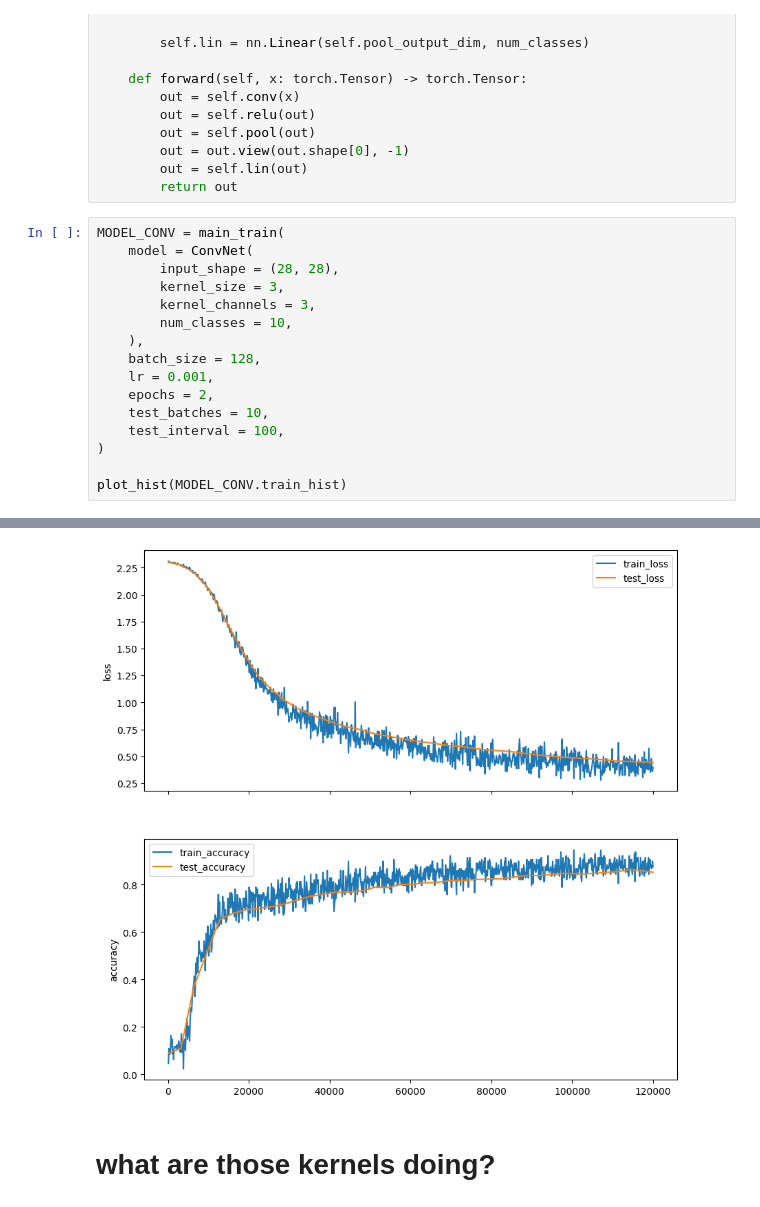
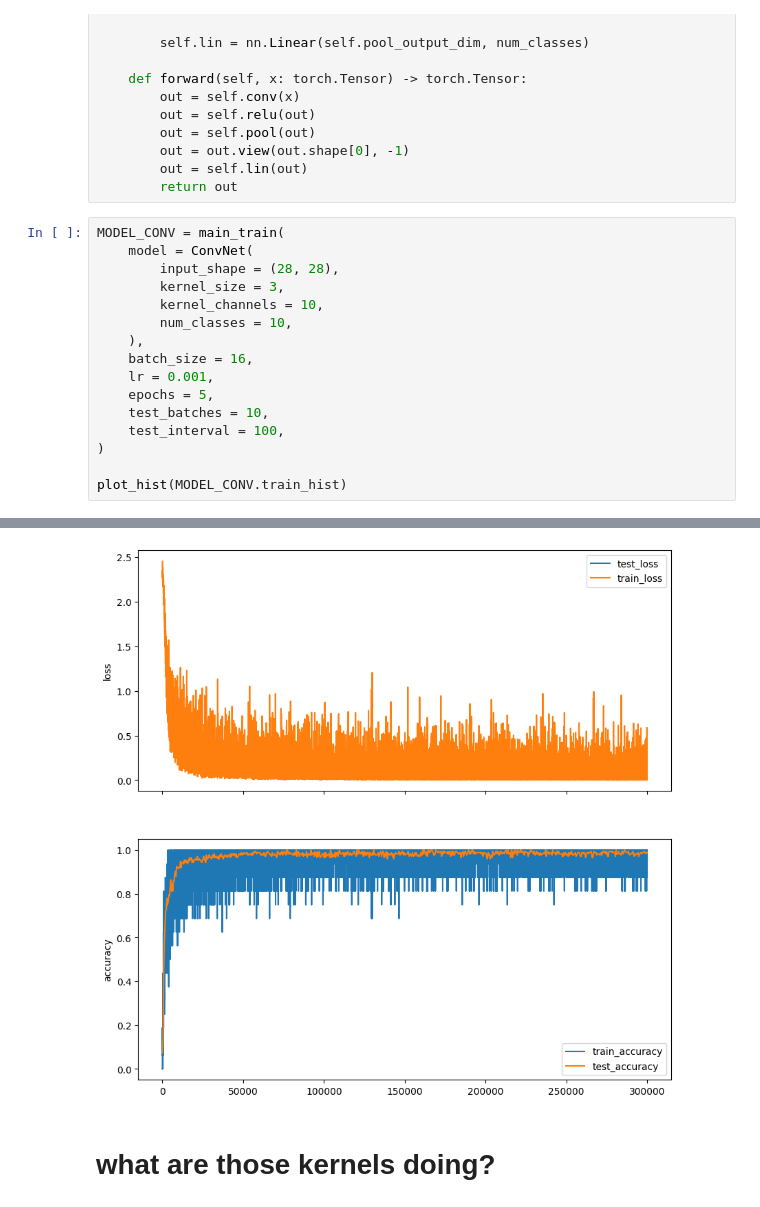
Before and after one commit to mines-opt-ml/decoding-gpt, a Jupyter notebook: notebooks/demo_mnist.ipynb, the cells around one changed output, grey strips where cells are left out. Saved outputs shown, nothing was run; the diff lists cells and outputs as text.

```diff
--- a/notebooks/demo_mnist.ipynb
+++ b/notebooks/demo_mnist.ipynb
@@ -386,12 +402,12 @@ MODEL_CONV = main_train(
 	model = ConvNet(
 		input_shape = (28, 28),
 		kernel_size = 3,
-		kernel_channels = 3,
+		kernel_channels = 10,
 		num_classes = 10,
 	),
-	batch_size = 128,
+	batch_size = 16,
 	lr = 0.001,
-	epochs = 2,
+	epochs = 5,
 	test_batches = 10,
 	test_interval = 100,
 )
@@ -418,4 +434,4 @@ Epoch 2 [44928/60000] total_samples:  120000    tr_L: 0.3981    tr_A: 0.8750
-[figure, old version]
+[figure, new version]
 # %% [markdown]
 # what are those kernels doing?
 # %%
```
Also changed, not shown: parts of 7 cells of this notebook, 1 other file.
